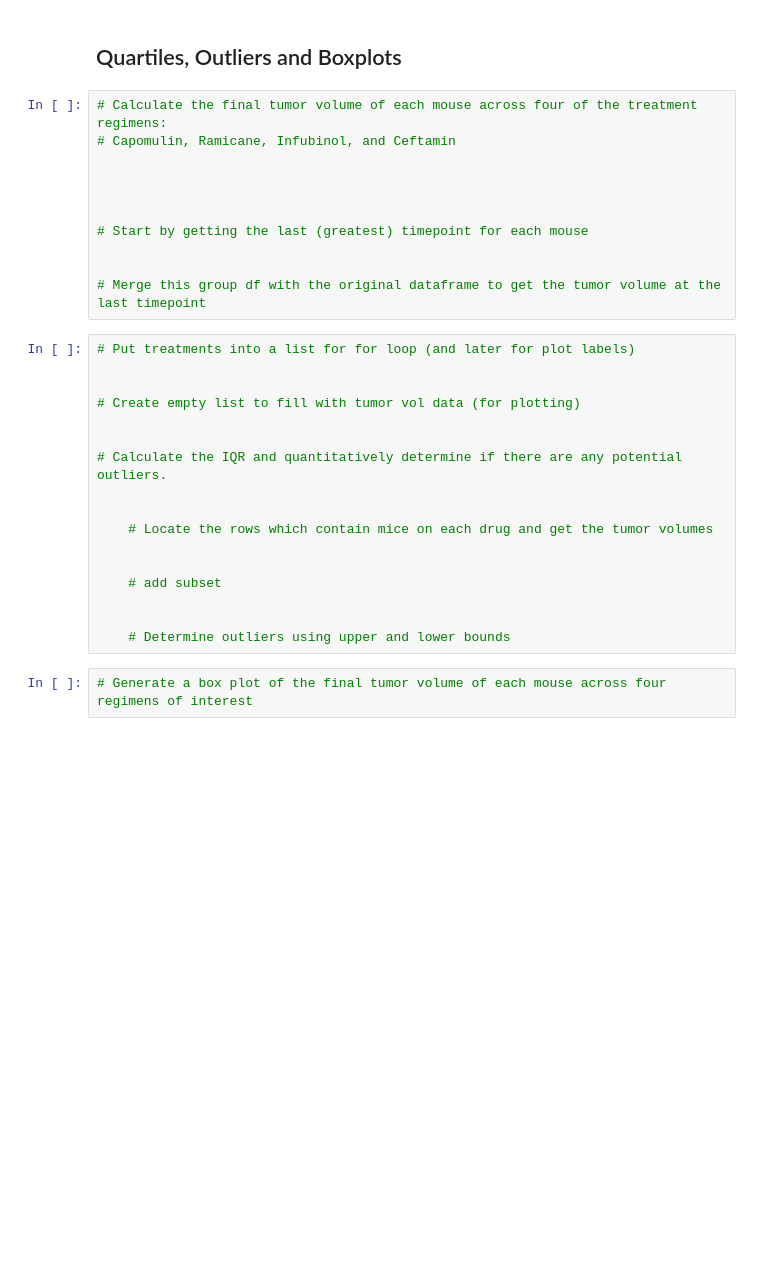
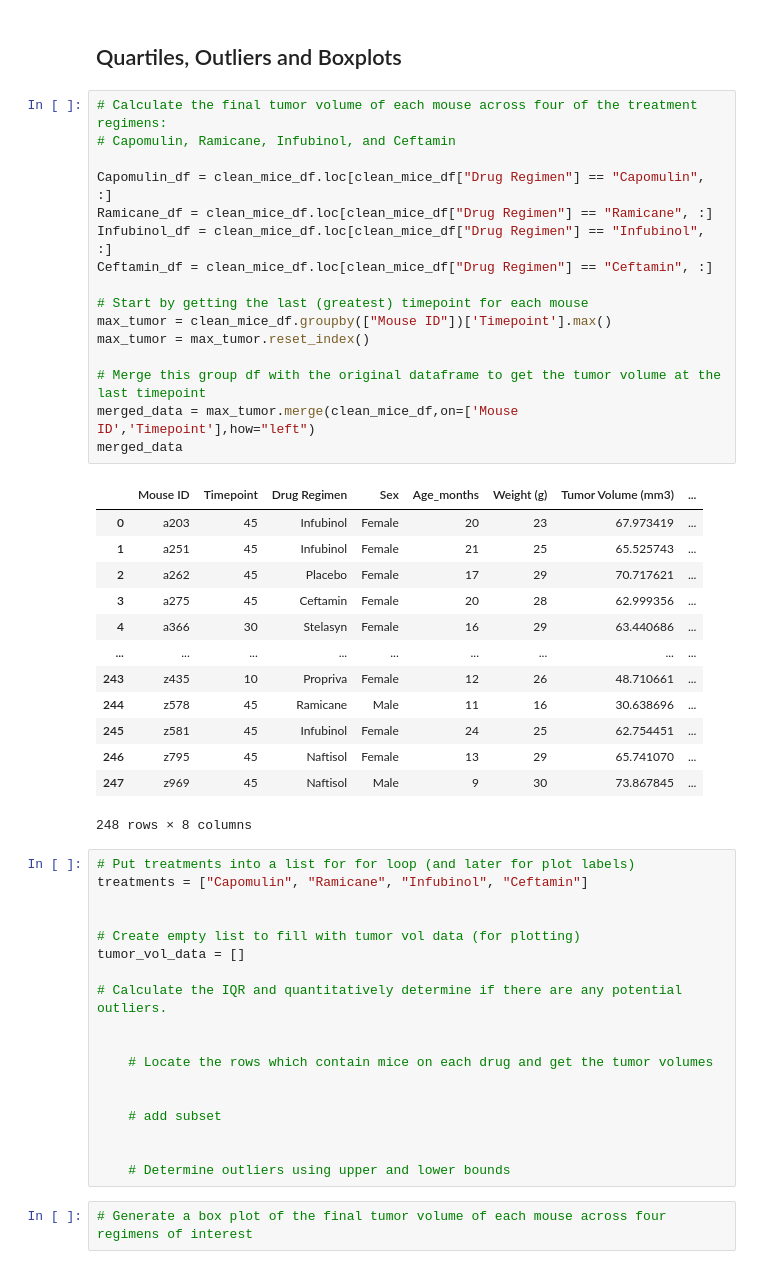
Before and after one commit to Jesskhunter/Matplotlib-Challenge, a Jupyter notebook: Pymaceuticals/pymaceuticals_starter.ipynb, the cells around one changed output. Drawn from its saved outputs; the diff is of its cells as text; blank space fills up the shorter version.

```diff
--- a/Pymaceuticals/pymaceuticals_starter.ipynb
+++ b/Pymaceuticals/pymaceuticals_starter.ipynb
@@ -324,20 +332,40 @@ plt.show()
 # %%
 # Calculate the final tumor volume of each mouse across four of the treatment regimens:
 # Capomulin, Ramicane, Infubinol, and Ceftamin
 
-
-
+Capomulin_df = clean_mice_df.loc[clean_mice_df["Drug Regimen"] == "Capomulin", :]
+Ramicane_df = clean_mice_df.loc[clean_mice_df["Drug Regimen"] == "Ramicane", :]
+Infubinol_df = clean_mice_df.loc[clean_mice_df["Drug Regimen"] == "Infubinol", :]
+Ceftamin_df = clean_mice_df.loc[clean_mice_df["Drug Regimen"] == "Ceftamin", :]
 
 # Start by getting the last (greatest) timepoint for each mouse
-
+max_tumor = clean_mice_df.groupby(["Mouse ID"])['Timepoint'].max()
+max_tumor = max_tumor.reset_index()
 
 # Merge this group df with the original dataframe to get the tumor volume at the last timepoint
+merged_data = max_tumor.merge(clean_mice_df,on=['Mouse ID','Timepoint'],how="left")
+merged_data
+# %% [output]
+|  | Mouse ID | Timepoint | Drug Regimen | Sex | Age_months | Weight (g) | Tumor Volume (mm3) | ... |
+| 0 | a203 | 45 | Infubinol | Female | 20 | 23 | 67.973419 | ... |
+| 1 | a251 | 45 | Infubinol | Female | 21 | 25 | 65.525743 | ... |
+| 2 | a262 | 45 | Placebo | Female | 17 | 29 | 70.717621 | ... |
+| 3 | a275 | 45 | Ceftamin | Female | 20 | 28 | 62.999356 | ... |
+| 4 | a366 | 30 | Stelasyn | Female | 16 | 29 | 63.440686 | ... |
+| ... | ... | ... | ... | ... | ... | ... | ... | ... |
+| 243 | z435 | 10 | Propriva | Female | 12 | 26 | 48.710661 | ... |
+| 244 | z578 | 45 | Ramicane | Male | 11 | 16 | 30.638696 | ... |
+| 245 | z581 | 45 | Infubinol | Female | 24 | 25 | 62.754451 | ... |
+| 246 | z795 | 45 | Naftisol | Female | 13 | 29 | 65.741070 | ... |
+| 247 | z969 | 45 | Naftisol | Male | 9 | 30 | 73.867845 | ... |
+248 rows × 8 columns
 # %%
 # Put treatments into a list for for loop (and later for plot labels)
+treatments = ["Capomulin", "Ramicane", "Infubinol", "Ceftamin"]
 
 
 # Create empty list to fill with tumor vol data (for plotting)
-
+tumor_vol_data = []
 
 # Calculate the IQR and quantitatively determine if there are any potential outliers.
 
```
Also changed, not shown: parts of 4 cells of this notebook.
